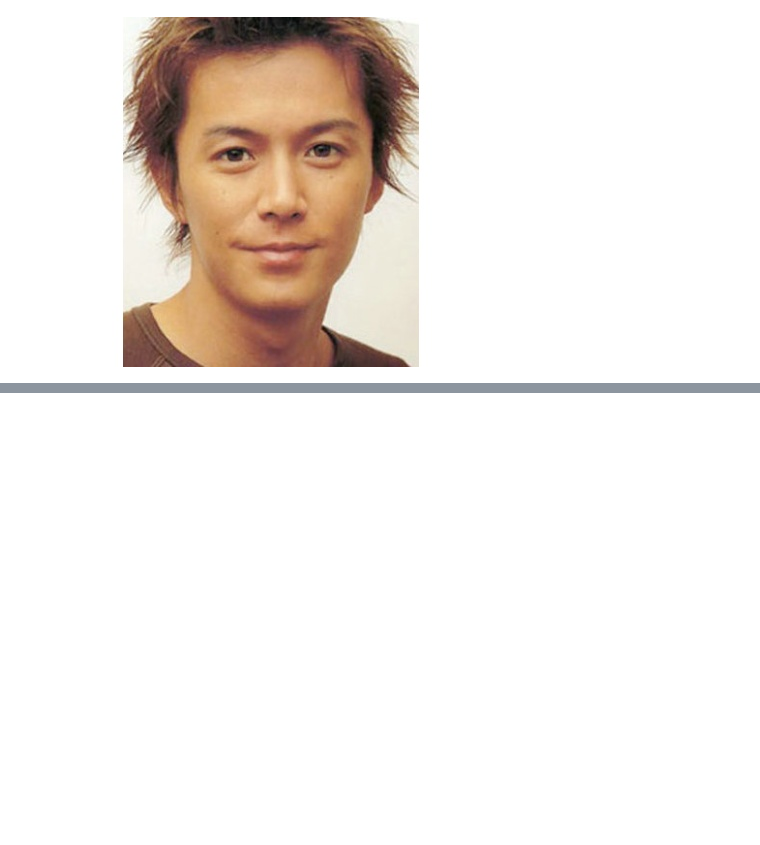
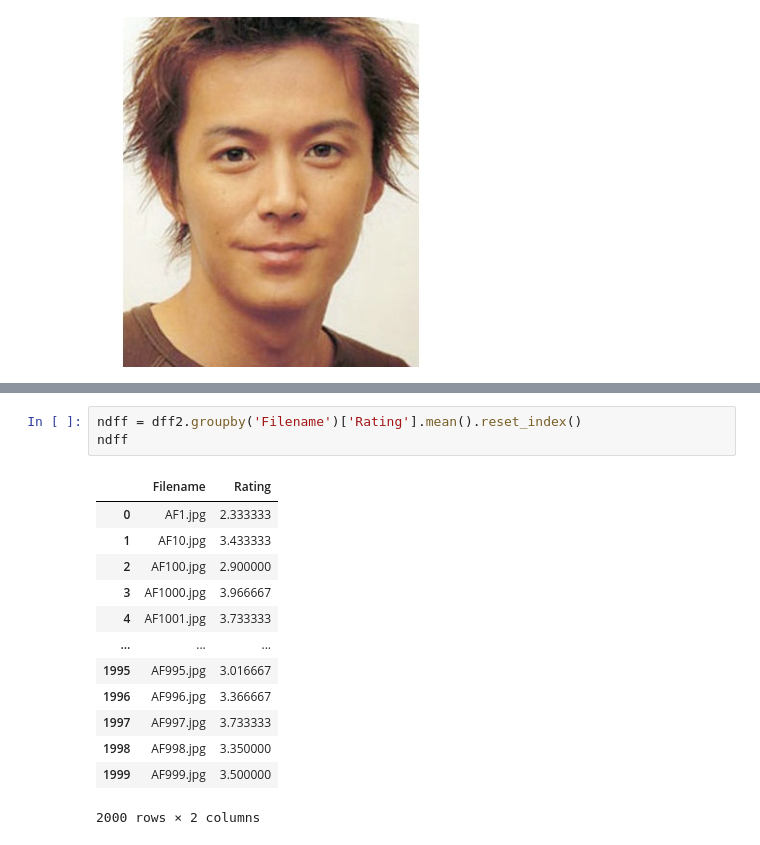
Before and after one commit to dheerajpreetsingh/APMLP, a Jupyter notebook: APMLP.ipynb, the cells around one changed output, grey strips where cells are left out. Cells and saved outputs as stored; diff of their text form; blank space fills up the shorter version.

```diff
--- a/APMLP.ipynb
+++ b/APMLP.ipynb
@@ -54,0 +106,17 @@ M
+# %%
+ndff = dff2.groupby('Filename')['Rating'].mean().reset_index()
+ndff
+# %% [output]
+|  | Filename | Rating |
+| 0 | AF1.jpg | 2.333333 |
+| 1 | AF10.jpg | 3.433333 |
+| 2 | AF100.jpg | 2.900000 |
+| 3 | AF1000.jpg | 3.966667 |
+| 4 | AF1001.jpg | 3.733333 |
+| ... | ... | ... |
+| 1995 | AF995.jpg | 3.016667 |
+| 1996 | AF996.jpg | 3.366667 |
+| 1997 | AF997.jpg | 3.733333 |
+| 1998 | AF998.jpg | 3.350000 |
+| 1999 | AF999.jpg | 3.500000 |
+2000 rows × 2 columns
```
Also changed, not shown: parts of 3 cells of this notebook.
